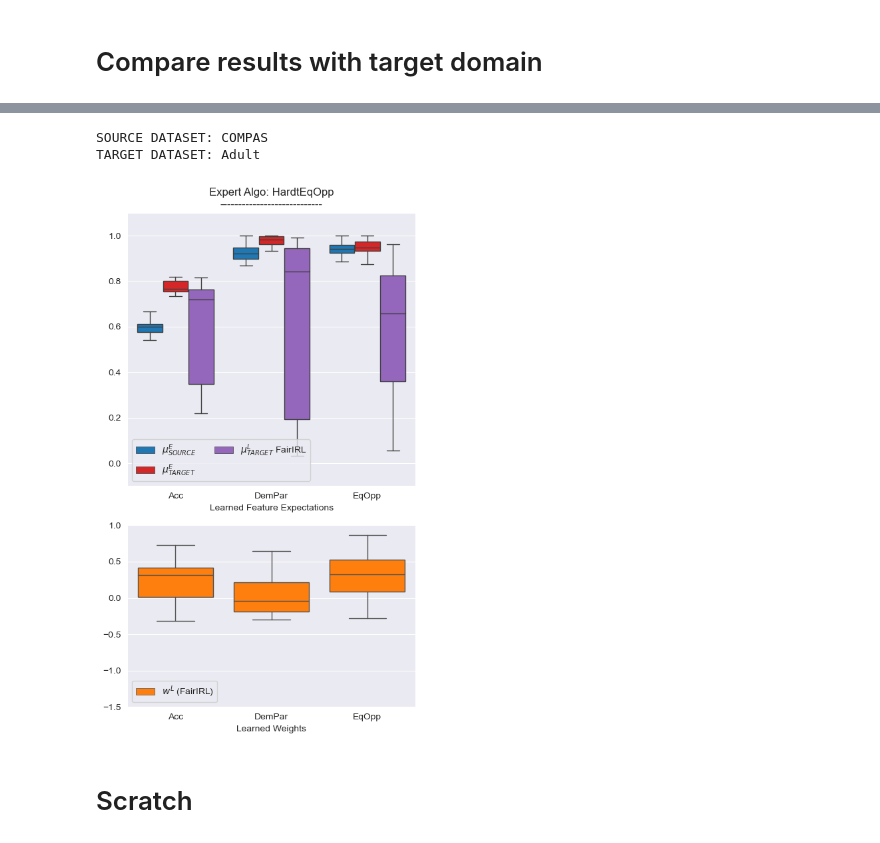
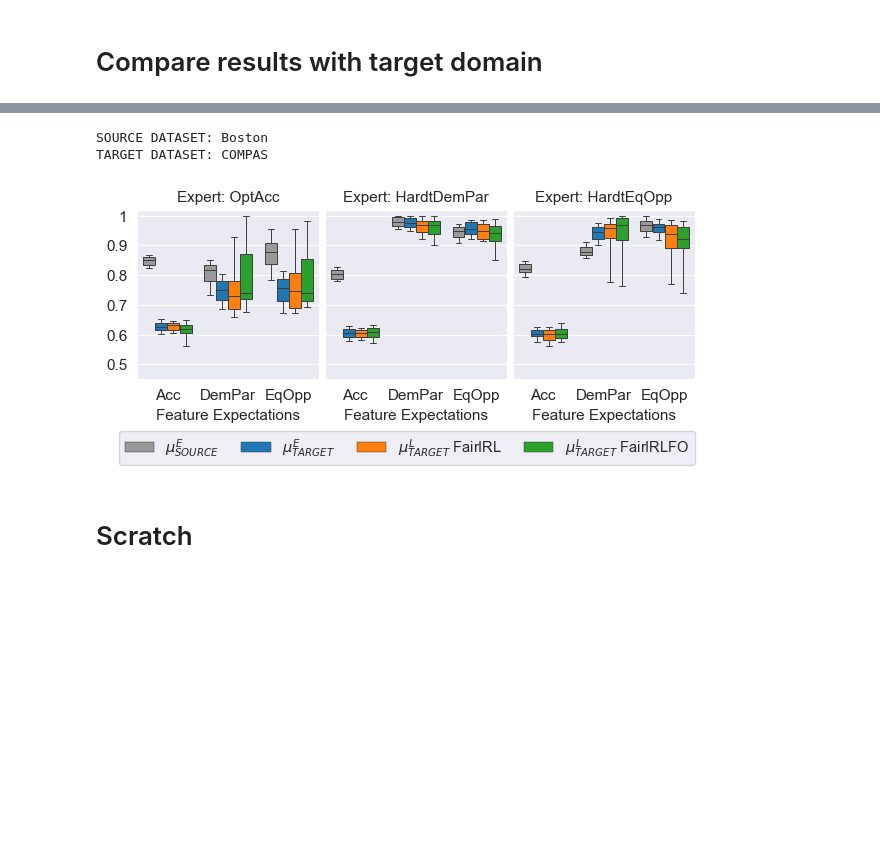
Before and after one commit to jackblandin/research, a Jupyter notebook: experiments/irl/Fair IRL Experiments.ipynb, the cells around one changed output, grey strips where cells are left out. Cells and saved outputs as stored; diff of their text form; code cells hidden in the pictures; blank space fills up the shorter version.

```diff
--- a/experiments/irl/Fair IRL Experiments.ipynb
+++ b/experiments/irl/Fair IRL Experiments.ipynb
@@ -235,17 +360,28 @@ TARGET DATASET: Adult
-# %%
-mu_df, w_df = plot_results_target_domain(
-    objective_set_names=['Acc', 'DemPar', 'EqOpp'],
-    expert_algo='HardtEqOpp',
-    source_dataset='COMPAS',
-    target_dataset=base_exp_info['TARGET_DATASET'],
-    mu_noise_factor=.1,
-    w_noise_factor=.01,
-    extra_skip_conditions=skip_by_name,
-    min_exp_timestamp=min_exp_timestamp,
-)
-# %% [output]
-SOURCE DATASET: COMPAS
-TARGET DATASET: Adult
-[figure, removed]
+# %%
+## plt.rc('axes', titlesize=11)     # fontsize of the axes title
+plt.rc('axes', labelsize=11)    # fontsize of the x and y labels
+plt.rc('xtick', labelsize=11)    # fontsize of the tick labels
+plt.rc('ytick', labelsize=11)    # fontsize of the tick labels
+plt.rc('legend', fontsize=10.5)    # legend fontsize
+plt.rc('figure', titlesize=11)  # fontsize of the figure title
+
+mu_df, w_df = plot_results_target_domain(
+    objective_set_names=['Acc', 'DemPar', 'EqOpp'],
+    expert_algos=['OptAcc', 'HardtDemPar', 'HardtEqOpp'],
+    source_dataset=base_exp_info['DATASET'],
+    target_dataset=base_exp_info['TARGET_DATASET'],
+    mu_noise_factor=.05,
+    extra_skip_conditions=skip_by_name,
+    min_exp_timestamp=min_exp_timestamp,
+    min_mu_value=.5,
+#     mu_yticks=[.6, .7, .8, .9, 1],
+    mu_yticks=[.4, .5, .6, .7, .8, .9, 1],
+    mu_ylim=(.45, 1.02),
+    mu_whis=[5, 95],
+)
+# %% [output]
+SOURCE DATASET: Boston
+TARGET DATASET: COMPAS
+[figure, added]
 # %% [markdown]
 # Scratch
```
Also changed, not shown: parts of 11 cells of this notebook, 6 other files.
